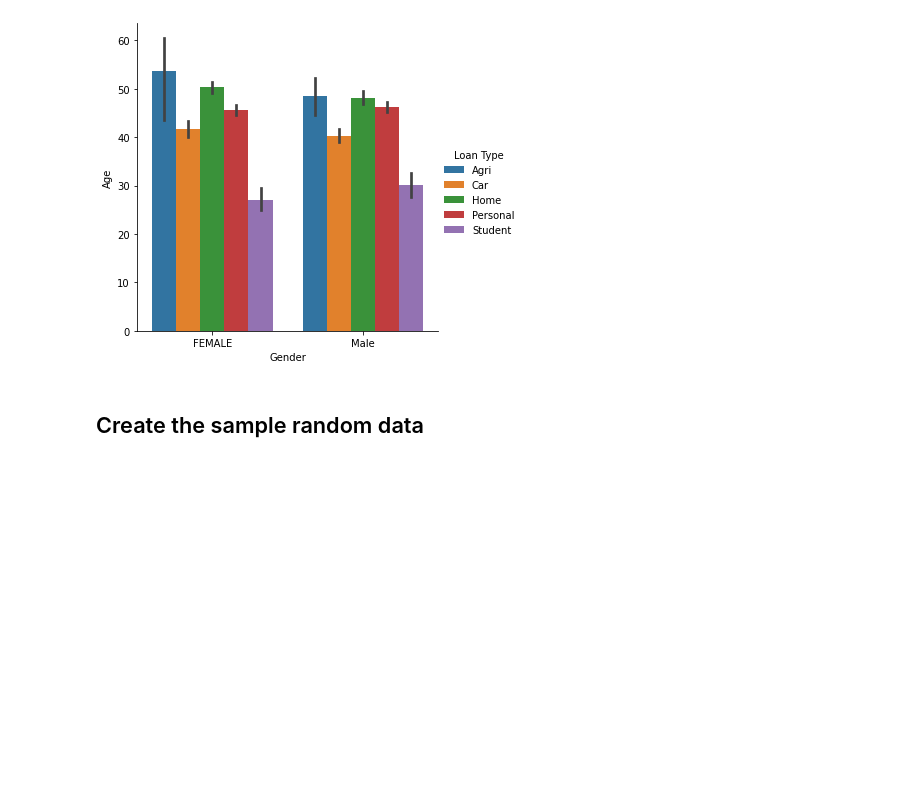
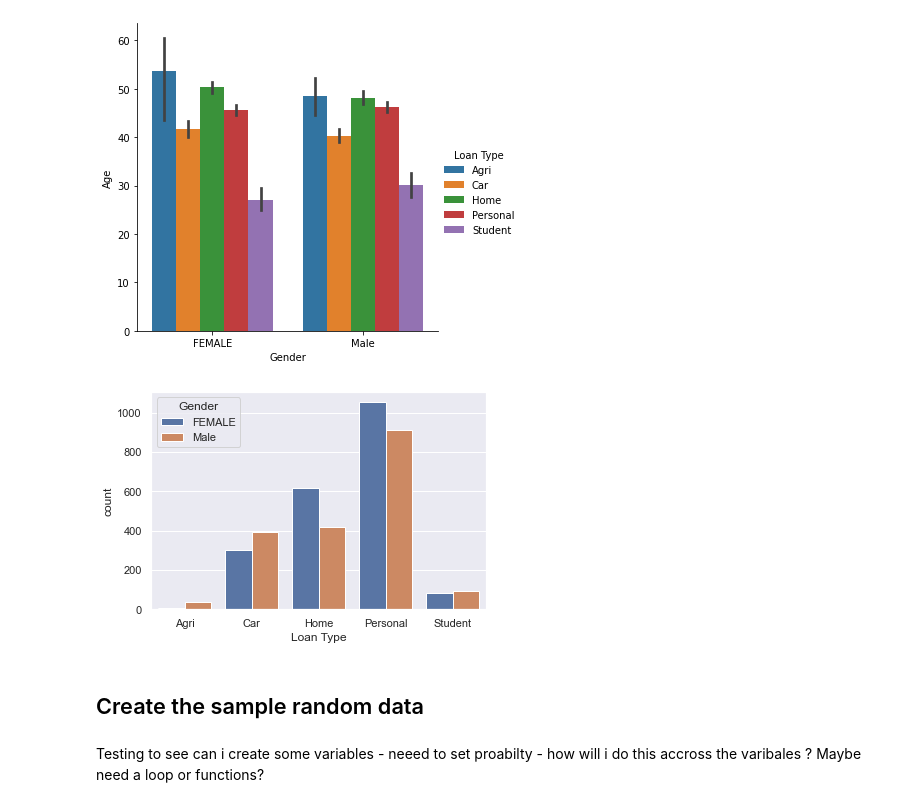
Before and after one commit to brendantipp/sem2_prog_data_analysis_project, a Jupyter notebook: product_analysis.ipynb, the cells around one changed output. Drawn from its saved outputs; the diff is of its cells as text; code cells hidden in the pictures; blank space fills up the shorter version.

Commit message:
add extra plots re dist types and tested random data

```diff
--- a/product_analysis.ipynb
+++ b/product_analysis.ipynb
@@ -175,3 +175,10 @@ sns.catplot(x="Loan Type", y="Age", hue="Gender", kind="box", data=df)
 sns.catplot(x="Gender", y="Age", hue="Loan Type", kind="bar", data=df);
 # %% [output]
 [figure]
+# %%
+%matplotlib inline
+sns.set(style="darkgrid")
+ax = sns.countplot(x='Loan Type',hue="Gender" , data=df)
+plt.show()
+# %% [output]
+[figure, added]
@@ -178,2 +187,5 @@ sns.catplot(x="Gender", y="Age", hue="Loan Type", kind="bar", data=df);
 # %% [markdown]
 ## Create the sample random data
+# %% [markdown]
+Testing to see can i create some variables - neeed to set proabilty - how will i do this accross the varibales ?
+Maybe need a loop or functions?
```
Also changed, not shown: parts of 3 cells of this notebook.
